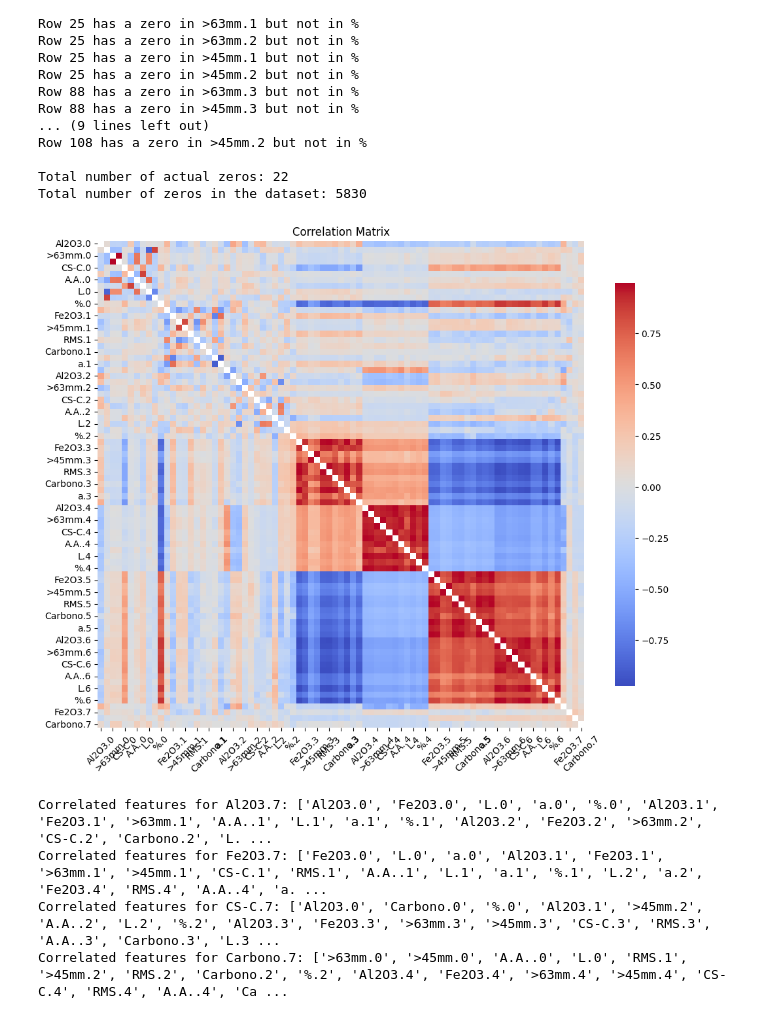
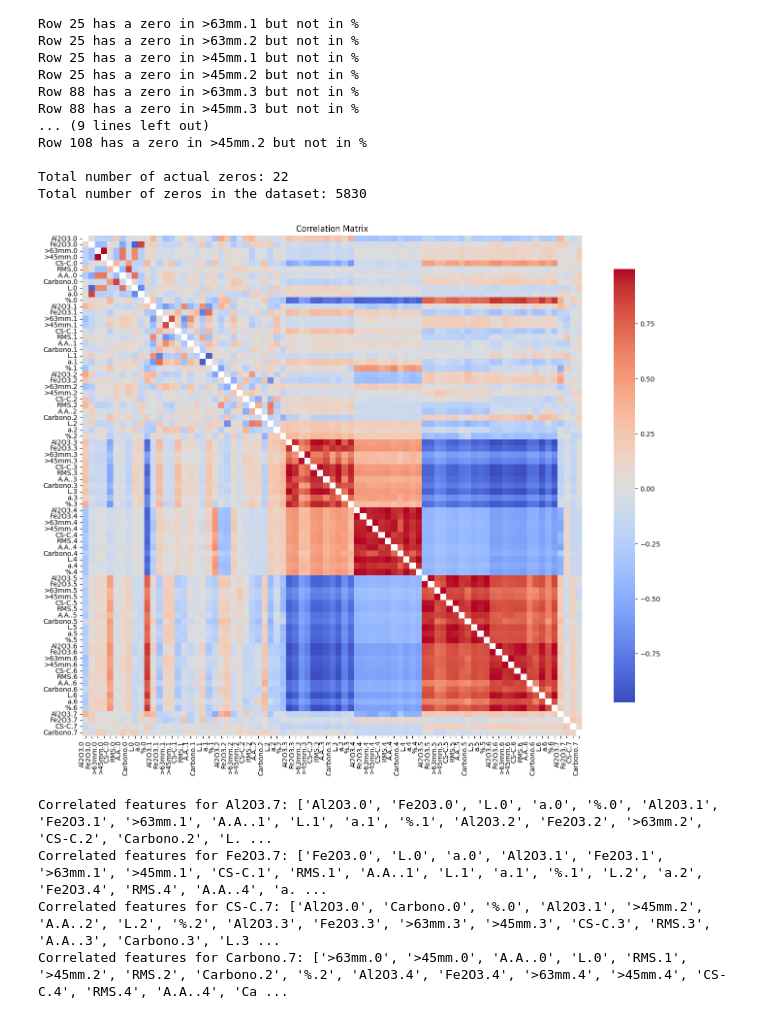
Before and after one commit to pedro-ddomingues/PEC, a Jupyter notebook: Data_Analysis.ipynb, the cells around one changed output. Cells and saved outputs as stored; diff of their text form; code cells hidden in the pictures.

```diff
--- a/Data_Analysis.ipynb
+++ b/Data_Analysis.ipynb
@@ -587,13 +616,18 @@ for i, j in actual_zeros:
 # %%
 corr_matrix = data.corr()
 mask = np.eye(len(corr_matrix), dtype=bool)
 plt.figure(figsize=(14, 12))
-sns.heatmap(corr_matrix, mask=mask, cmap='coolwarm', annot=False, fmt=".2f", square=True, cbar_kws={"shrink": .8})
-plt.xticks(rotation=45)
+ax = sns.heatmap(corr_matrix, mask=mask, cmap='coolwarm', annot=False, fmt=".2f", square=True, cbar_kws={"shrink": .8})
+ax.set_xticks(np.arange(len(corr_matrix.columns)) + 0.5)
+ax.set_yticks(np.arange(len(corr_matrix.columns)) + 0.5)
+ax.set_xticklabels(corr_matrix.columns, rotation=90, ha='right')
+ax.set_yticklabels(corr_matrix.columns, rotation=0, va='center')
+
 plt.title("Correlation Matrix")
+plt.tight_layout()
 plt.show()
 # %% [output]
-[figure, old version]
+[figure, new version]
 # %%
 target_columns = [
     "Al2O3.7",
```
Also changed, not shown: parts of 11 cells of this notebook, 7 other files.
